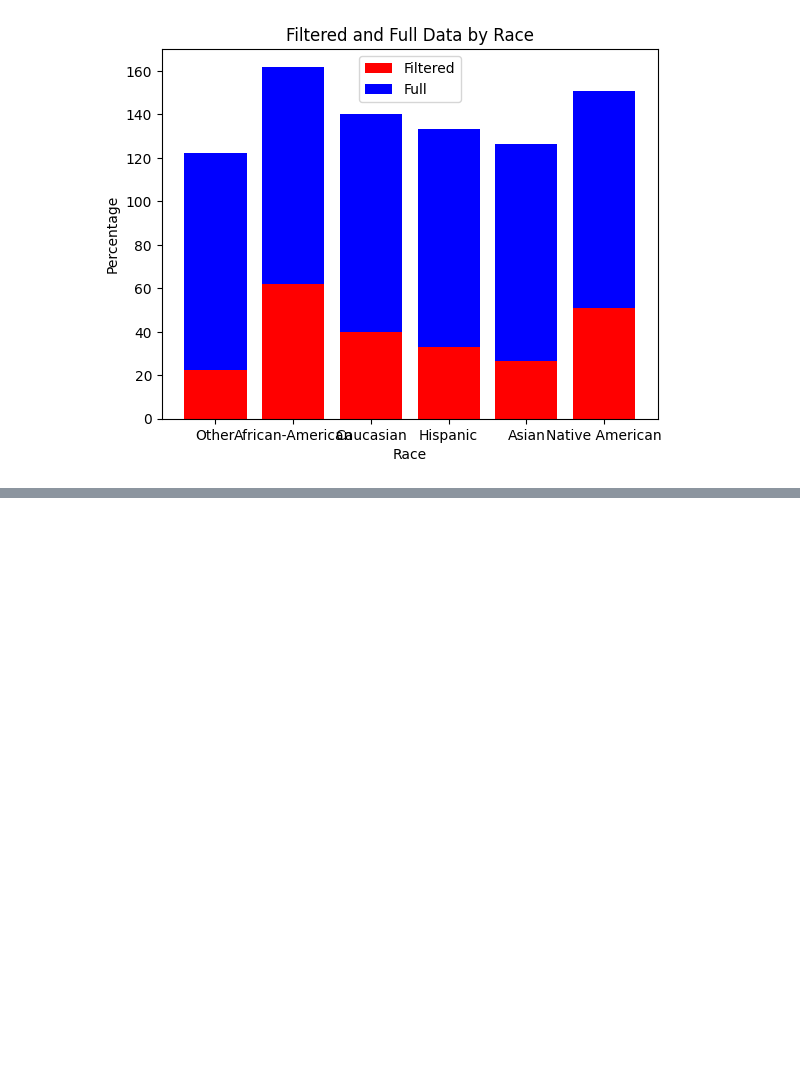
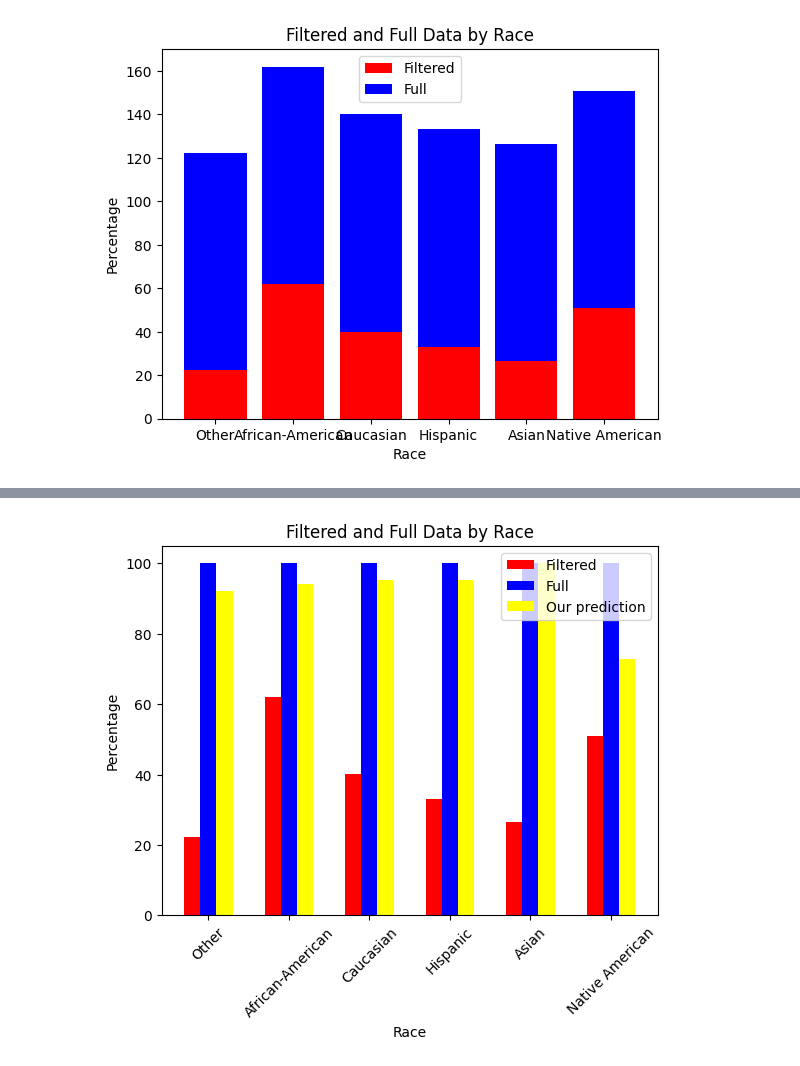
Before and after one commit to jayjoshi1400/mitigation_racial_bias, a Jupyter notebook: NB_0.23.ipynb, the cells around one changed output, grey strips where cells are left out. Cells and saved outputs as stored; diff of their text form; code cells hidden in the pictures; blank space fills up the shorter version.

```diff
--- a/NB_0.23.ipynb
+++ b/NB_0.23.ipynb
@@ -289,0 +508,93 @@ See the caveats in the documentation: https://pandas.pydata.org/pandas-docs/stab
+# %%
+# Import pandas and matplotlib libraries
+import pandas as pd
+import matplotlib.pyplot as plt
+from sklearn.linear_model import LogisticRegression
+from sklearn.ensemble import RandomForestClassifier
+
+# Read the csv file into a dataframe
+df = pd.read_csv("cox-violent-parsed.csv")
+
+# Filter out entries with no indication of recidivism or no compass score
+df = df[df['is_recid'] != -1]
+df = df[df['decile_score'] != -1]
+
+# Rename recidivism column
+df['recidivism_within_2_years'] = df['is_recid']
+
+# Create a list of races
+races = df['race'].unique()
+
+# Create an empty list to store the percentages of filtered data for each race
+percentages = []
+percentages1 = []
+
+# Loop through each race
+for race in races:
+    # Select the data for the current race
+    full_data = df[df['race'] == race]
+
+    # Generate the prediction column based on the decile score
+    full_data['prediction'] = np.where(full_data['decile_score'] > 4, 1, 0)
+
+    # Create a mask to filter out the false positives
+    mask = (full_data['prediction'] == 1) & (full_data['event'] == 0) & (full_data['decile_score'] > 4)
+
+    # Apply the mask to the dataframe
+    filtered_data = full_data[mask]
+
+    # Calculate the percentage of filtered data and append it to the list
+    percentage = filtered_data.size / full_data.size * 100
+    percentages.append(percentage)
+
+    X = full_data[["age", "juv_fel_count", "juv_misd_count", "juv_other_count", "priors_count"]]
+    y = full_data["event"]
+    # data = data[data["race"] == "African-American"]
+    full_data = full_data[((full_data["score_text"] == "high") | (full_data["score_text"] == "medium"))]
+    # data = data[(data["decile_score"] == "low")]
+    X_train, X_test, y_train, y_test = train_test_split(X, y, test_size=0.2, random_state=42)
+
+    scaler = StandardScaler()
+    X_train = scaler.fit_transform(X_train)
+    X_test = scaler.transform(X_test)
+
+    # Perform PCA for feature selection
+    pca = PCA(n_components=4)
+    X_train = pca.fit_transform(X_train)
+    X_test = pca.transform(X_test)
+
+    model = RandomForestClassifier(n_estimators=100)
+
+    model.fit(X_train, y_train)
+    y_pred = model.predict(X_test)
+
+    percentage1 = accuracy_score(y_test, y_pred) * 100
+    percentages1.append(percentage1)
+
+
+# Create a figure and an axis
+fig, ax = plt.subplots()
+
+# Set the title and the labels
+ax.set_title("Filtered and Full Data by Race")
+ax.set_xlabel("Race")
+ax.set_ylabel("Percentage")
+
+# Create a list of x positions for each race
+x_pos = range(len(races))
+
+# Plot the filtered data in red and the full data in blue as adjacent bars
+ax.bar(x_pos, percentages, color="red", label="Filtered", width=0.2)
+ax.bar([x + 0.2 for x in x_pos], [100] * len(races), color="blue", label="Full", width=0.2)
+ax.bar([x + 0.4 for x in x_pos], percentages1, color="yellow", label="Our prediction", width=0.2)
+
+# Set the x ticks and labels
+ax.set_xticks([x + 0.2 for x in x_pos])
+ax.set_xticklabels(races, rotation=45)
+
+# Add a legend
+ax.legend()
+
+# Show the graph
+plt.show()
+# %% [output]
@@ -289,0 +618 @@ See the caveats in the documentation: https://pandas.pydata.org/pandas-docs/stab
+[figure, added]
```
Also changed, not shown: parts of 8 cells of this notebook.
